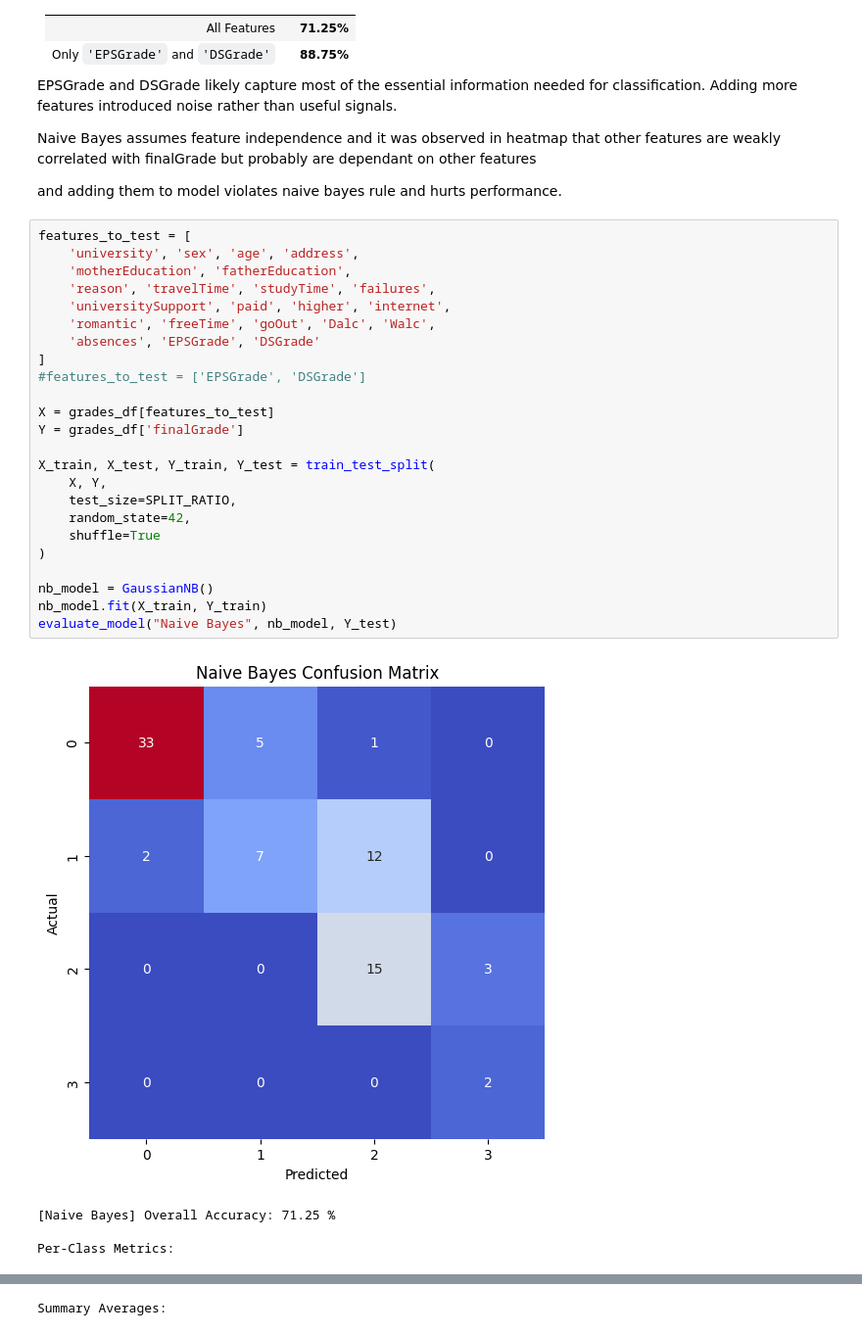
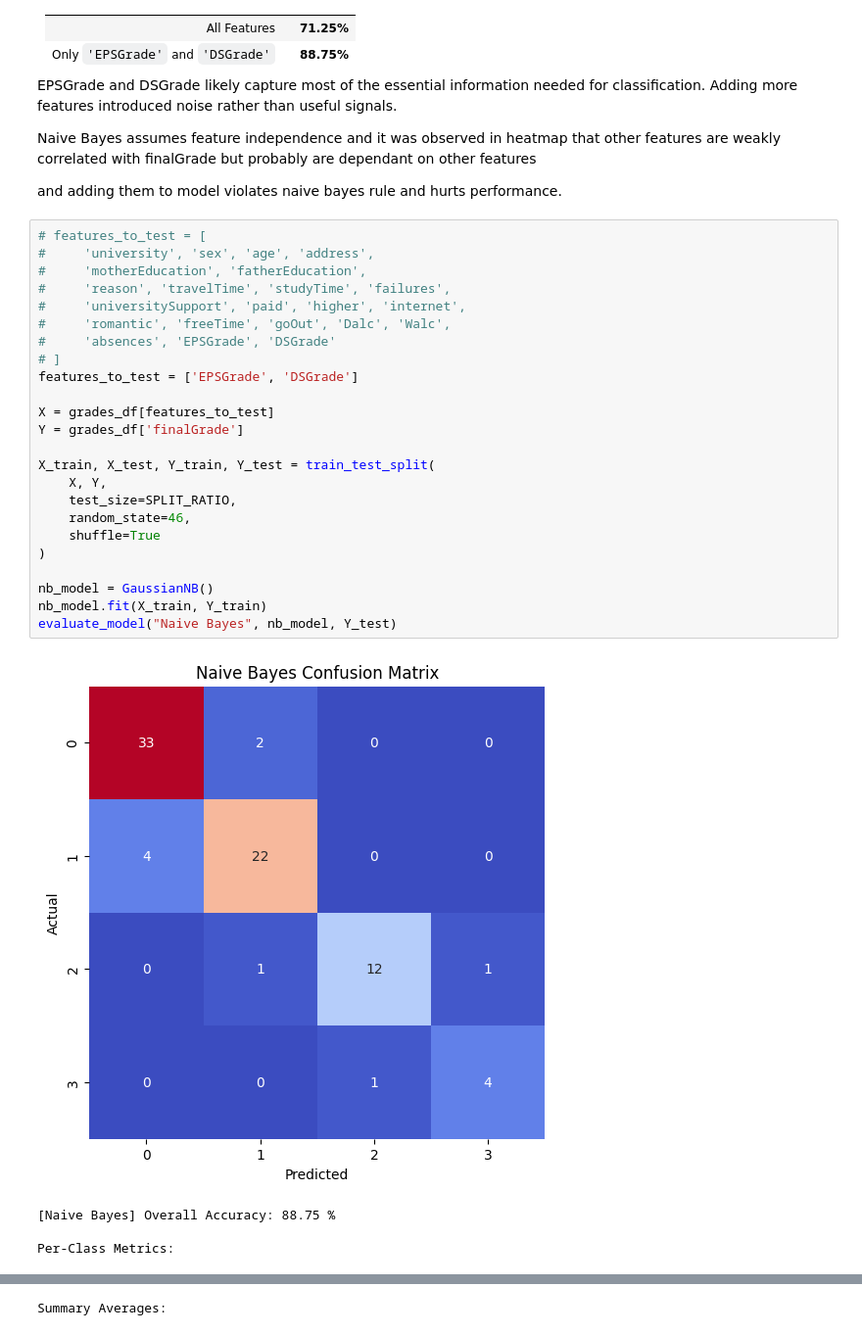
Before and after one commit to Artin-Tavasoli/Machine-Learning-Classifiers, a Jupyter notebook: Machine-Learning-Models.ipynb, the cells around one changed output, grey strips where cells are left out. Shown: that part at 98% size. Cells and saved outputs as stored; diff of their text form.

```diff
--- a/Machine-Learning-Models.ipynb
+++ b/Machine-Learning-Models.ipynb
@@ -543,32 +544,32 @@ Naive Bayes assumes feature independence and it was observed in heatmap that oth
 
 and adding them to model violates naive bayes rule and hurts performance.
 # %%
-features_to_test = [
-    'university', 'sex', 'age', 'address',
-    'motherEducation', 'fatherEducation',
-    'reason', 'travelTime', 'studyTime', 'failures',
-    'universitySupport', 'paid', 'higher', 'internet',
-    'romantic', 'freeTime', 'goOut', 'Dalc', 'Walc',
-    'absences', 'EPSGrade', 'DSGrade'
-]
-#features_to_test = ['EPSGrade', 'DSGrade']
+# features_to_test = [
+#     'university', 'sex', 'age', 'address',
+#     'motherEducation', 'fatherEducation',
+#     'reason', 'travelTime', 'studyTime', 'failures',
+#     'universitySupport', 'paid', 'higher', 'internet',
+#     'romantic', 'freeTime', 'goOut', 'Dalc', 'Walc',
+#     'absences', 'EPSGrade', 'DSGrade'
+# ]
+features_to_test = ['EPSGrade', 'DSGrade']
 
 X = grades_df[features_to_test]
 Y = grades_df['finalGrade']
 
 X_train, X_test, Y_train, Y_test = train_test_split(
     X, Y,
     test_size=SPLIT_RATIO,
-    random_state=42,
+    random_state=46,
     shuffle=True
 )
 
 nb_model = GaussianNB()
 nb_model.fit(X_train, Y_train)
 evaluate_model("Naive Bayes", nb_model, Y_test)
 # %% [output]
-[figure, old version]
+[figure, new version]
-[Naive Bayes] Overall Accuracy: 71.25 %
+[Naive Bayes] Overall Accuracy: 88.75 %
 
 Per-Class Metrics:
 |  | Precision | Recall | F1-Score |
```
Also changed, not shown: parts of 8 cells of this notebook.
